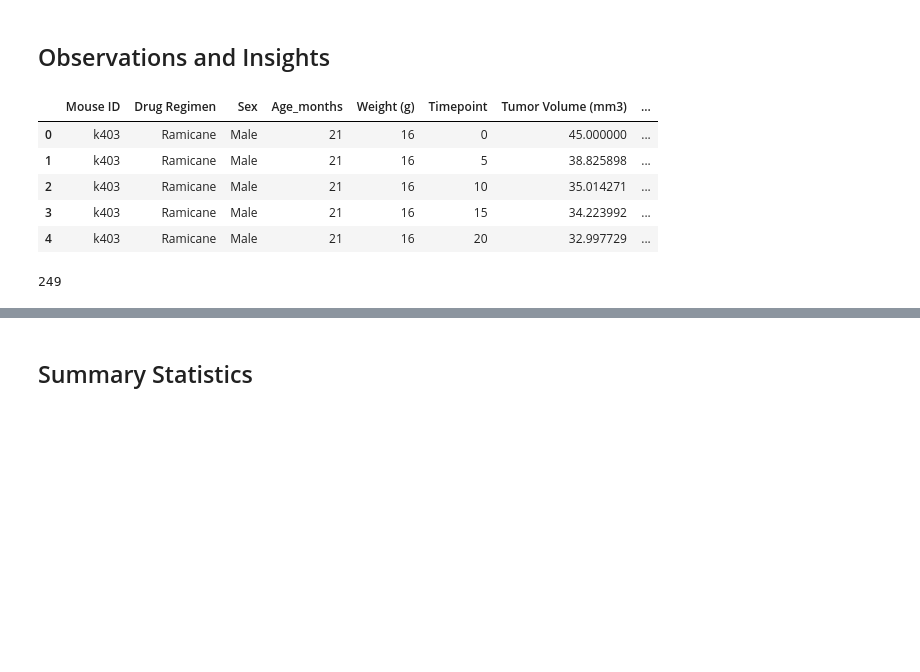
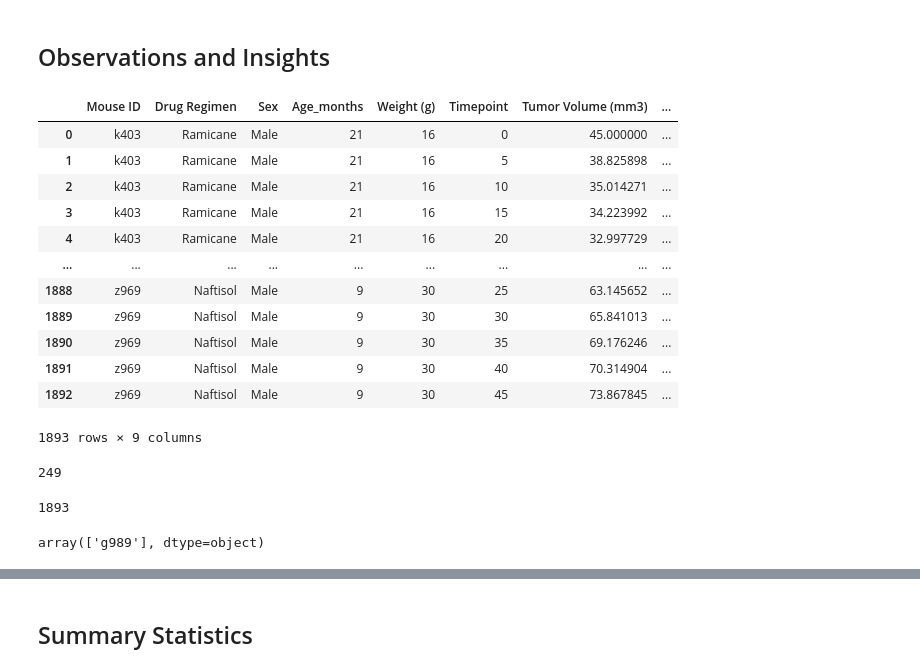
Before and after one commit to mbruns13/matplotlib-challenge, a Jupyter notebook: pymaceuticals_starter.ipynb, the cells around one changed output, grey strips where cells are left out. Cells and saved outputs as stored; diff of their text form; code cells hidden in the pictures; blank space fills up the shorter version.

Commit message:
updates after class 3

```diff
--- a/pymaceuticals_starter.ipynb
+++ b/pymaceuticals_starter.ipynb
@@ -16,30 +17,46 @@ rcParams['axes.spines.right'] = False
 # %%
 # Study data files
 mouse_metadata_path = "data/Mouse_metadata.csv"
 study_results_path = "data/Study_results.csv"
 
 # Read the mouse data and the study results
 mouse_metadata = pd.read_csv(mouse_metadata_path)
 study_results = pd.read_csv(study_results_path)
 
 # Combine the data into a single dataset
 df = pd.merge(mouse_metadata, study_results, how="outer", on=["Mouse ID"], indicator=True)
 
 # Display the data table for preview
-df.head()
+df
 # %% [output]
 |  | Mouse ID | Drug Regimen | Sex | Age_months | Weight (g) | Timepoint | Tumor Volume (mm3) | ... |
 | 0 | k403 | Ramicane | Male | 21 | 16 | 0 | 45.000000 | ... |
 | 1 | k403 | Ramicane | Male | 21 | 16 | 5 | 38.825898 | ... |
 | 2 | k403 | Ramicane | Male | 21 | 16 | 10 | 35.014271 | ... |
 | 3 | k403 | Ramicane | Male | 21 | 16 | 15 | 34.223992 | ... |
 | 4 | k403 | Ramicane | Male | 21 | 16 | 20 | 32.997729 | ... |
+| ... | ... | ... | ... | ... | ... | ... | ... | ... |
+| 1888 | z969 | Naftisol | Male | 9 | 30 | 25 | 63.145652 | ... |
+| 1889 | z969 | Naftisol | Male | 9 | 30 | 30 | 65.841013 | ... |
+| 1890 | z969 | Naftisol | Male | 9 | 30 | 35 | 69.176246 | ... |
+| 1891 | z969 | Naftisol | Male | 9 | 30 | 40 | 70.314904 | ... |
+| 1892 | z969 | Naftisol | Male | 9 | 30 | 45 | 73.867845 | ... |
+1893 rows × 9 columns
 # %%
 # Checking the number of mice.
 df["Mouse ID"].nunique()
 # %% [output]
 249
+# %%
+#total rows - to compare with count after dropping duplicates
+df["Mouse ID"].count()
+# %% [output]
+1893
 # %%
-# Getting the duplicate mice by ID number that shows up for Mouse ID and Timepoint.
+# Getting the duplicate mice by ID number that shows up for Mouse ID and Timepoint. - received help from LA
+duplicate_mice = df.loc[df.duplicated(subset=['Mouse ID', 'Timepoint']),'Mouse ID'].unique()
+duplicate_mice
+# %% [output]
+array(['g989'], dtype=object)
 # %%
 # Optional: Get all the data for the duplicate mouse ID.
```
Also changed, not shown: parts of 17 cells of this notebook.
